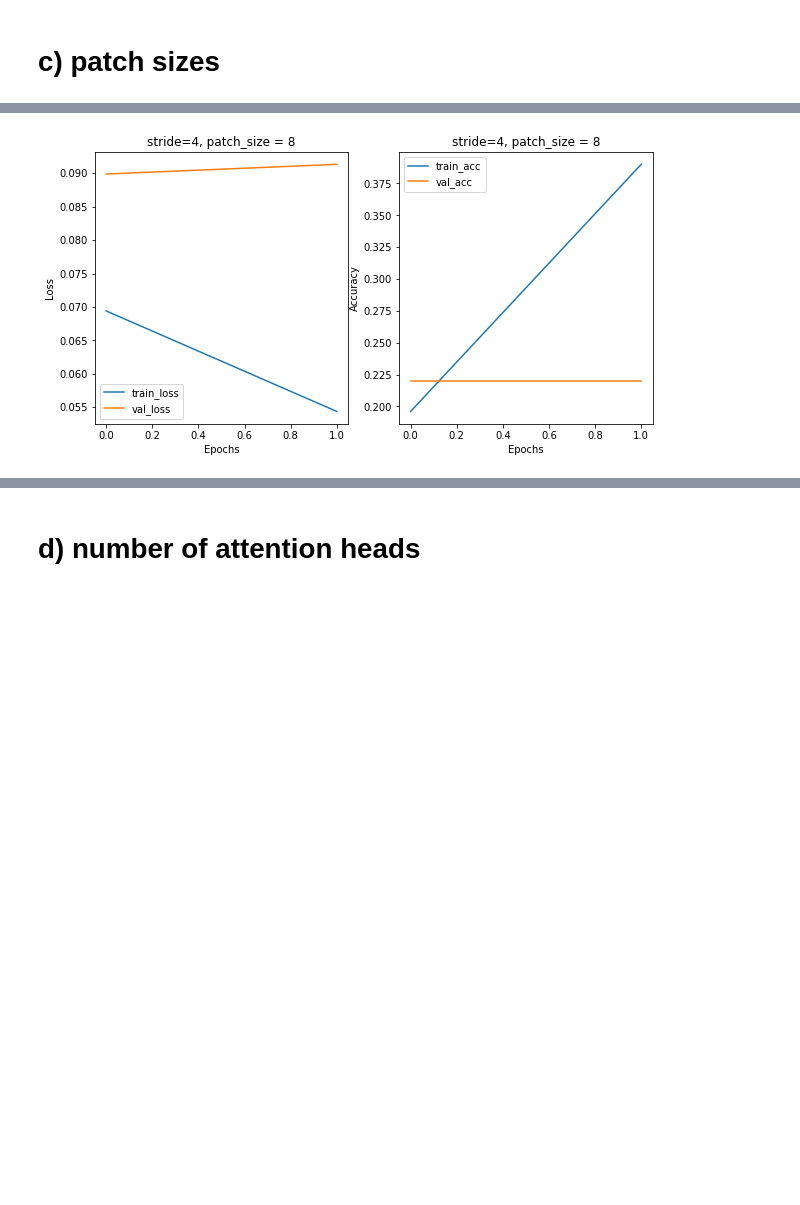
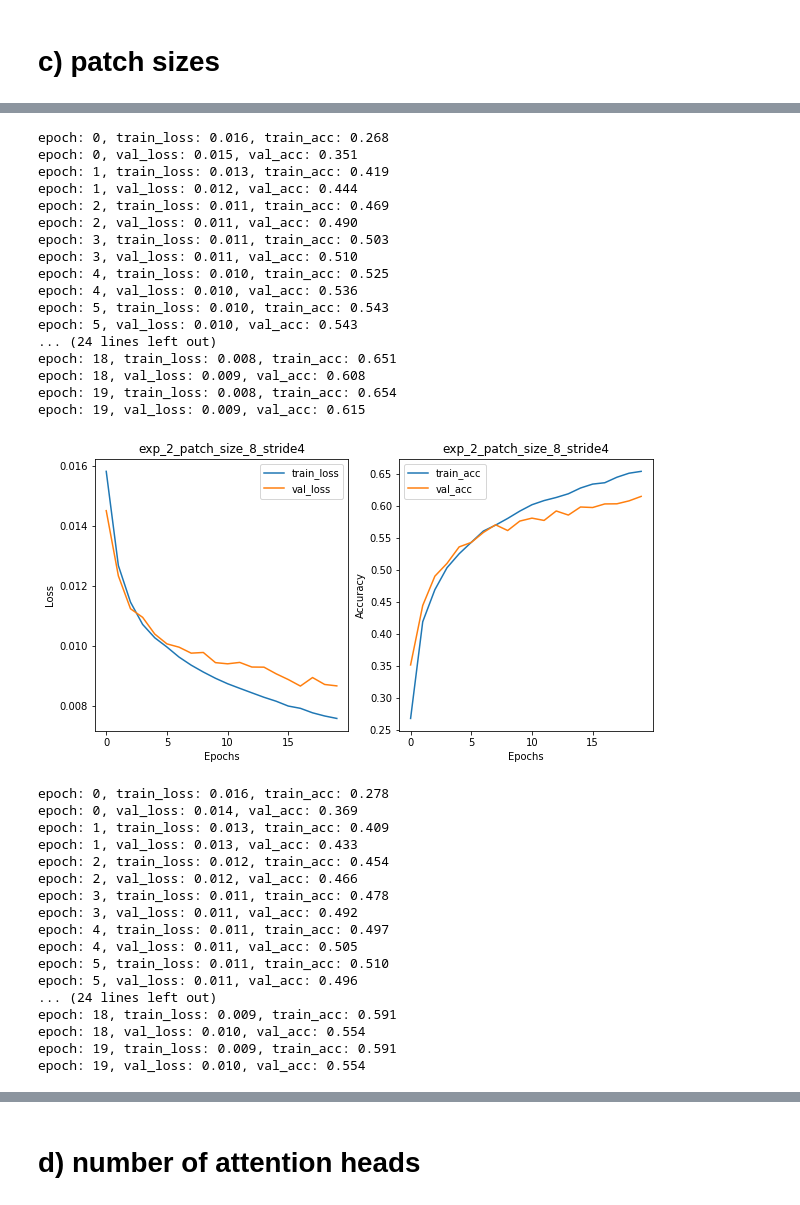
Before and after one commit to AshokBatakala/Q1_vit, a Jupyter notebook: main.ipynb, the cells around one changed output, grey strips where cells are left out. Cells and saved outputs as stored; diff of their text form; code cells hidden in the pictures; blank space fills up the shorter version.

```diff
--- a/main.ipynb
+++ b/main.ipynb
@@ -16,6 +18,6 @@ from torch.utils.data import DataLoader
 from vit import visionTransformer
 from my_utils.Trainer_module import Trainer
 
-device = torch.device("cuda:0" if torch.cuda.is_available() else "cpu")
+device = torch.device("cuda" if torch.cuda.is_available() else "cpu")
 device
 # %% [output]
@@ -76,5 +178,15 @@ trainer.save_model( save_path='model_zoo/', filename='exp_1.pth')
 # %% [markdown]
 # c) patch sizes
+# %%
+# CONTROL PANEL ------------------------------------------------
+
+DROUP_OUT = 0.65
+WEIGHT_DECAY = 5e-4
+LR = 1e-3
+BATCH_SIZE = 128
+# LOAD_MODEL = 'exp_1_v15.pth'
+
+# NAME = 'exp_1_v17'
 # %%
 """
 c) [Experiment 2] Try out different patch sizes (like 4x4, 8x8, 16x16). You
@@ -90,14 +202,15 @@ for patch_size in [4,8,16]:
                               multihead_attention_head_dim=48,
                               multihead_attention_n_heads=8,
                               multilayer_perceptron_hidden_dim=512,
-                              dropout_p=0.1,
+                              dropout_p= DROUP_OUT,
                               n_classes=10).to(device)
 
     #optimizer and loss function
-    optimizer =optim.Adam(model.parameters(),lr=0.001)
+    optimizer =optim.Adam(model.parameters(),lr = LR ,weight_decay = WEIGHT_DECAY)
     criterion = nn.CrossEntropyLoss()
 
-    trainer = Trainer(model,optimizer,criterion,trainset,valset,testset,device,batch_size=32)
-    trainer.train(2)
-    trainer.plot( title="patch_size = {}".format(patch_size), save_path="plots/c/", filename="exp_2_patch_size_{}.png".format(patch_size))
+    trainer = Trainer(model,optimizer,criterion,trainset,valset,testset,device,batch_size=BATCH_SIZE)
+    trainer.train(20)
+    trainer.plot( title="patch_size = {}".format(patch_size), save_path="plots/c/", filename="exp_2_patch_size_{}.png".format(patch_size),log_path= "logs/b/" )
+    trainer.save_model( save_path='model_zoo/', filename= f"exp_2_patch_size_{patch_size}" + '.pth')
 # %% [output]
@@ -120,17 +284,28 @@ for OVERLAP in [2,4]:
                                 multihead_attention_head_dim=48,
                                 multihead_attention_n_heads=8,
                                 multilayer_perceptron_hidden_dim=512,
-                                dropout_p=0.1,
+                                dropout_p= DROUP_OUT,
                                 n_classes=10,
                                 stride_in_tokenization = STRIDE            #for overlapping patches
                                 ).to(device)
 
 
         #optimizer and loss function
-        optimizer =optim.Adam(model.parameters(),lr=0.001)
+        optimizer =optim.Adam(model.parameters(),lr=LR,weight_decay=WEIGHT_DECAY)
         criterion = nn.CrossEntropyLoss()
 
-        trainer = Trainer(model,optimizer,criterion,trainset,valset,testset,device,batch_size=32,shuffle=False)
-        trainer.train(2)
-        trainer.plot( title=f"stride={STRIDE}, patch_size = {patch_size}", save_path="plots/c/", filename=f"exp_2_patch_size_{patch_size}_stride{STRIDE}.png")
+        trainer = Trainer(model,optimizer,criterion,trainset,valset,testset,batch_size = BATCH_SIZE)
+        trainer.train(20)
+
+        # ------------------ plot and save model ------------------
+        NAME = f"exp_2_patch_size_{patch_size}_stride{STRIDE}"
+
+        trainer.plot( title=NAME,
+                            save_path="plots/c/",
+                            filename=NAME + '.png',
+                            log_path= "logs/c/" )
+
+
+        trainer.save_model( save_path='model_zoo/',
+                            filename= NAME + '.pth')
 # %% [output]
@@ -138 +330,35 @@ for OVERLAP in [2,4]:
+epoch: 0, train_loss: 0.016, train_acc: 0.268
+epoch: 0, val_loss: 0.015, val_acc: 0.351
+epoch: 1, train_loss: 0.013, train_acc: 0.419
+epoch: 1, val_loss: 0.012, val_acc: 0.444
+epoch: 2, train_loss: 0.011, train_acc: 0.469
+epoch: 2, val_loss: 0.011, val_acc: 0.490
+epoch: 3, train_loss: 0.011, train_acc: 0.503
+epoch: 3, val_loss: 0.011, val_acc: 0.510
+epoch: 4, train_loss: 0.010, train_acc: 0.525
+epoch: 4, val_loss: 0.010, val_acc: 0.536
+epoch: 5, train_loss: 0.010, train_acc: 0.543
+epoch: 5, val_loss: 0.010, val_acc: 0.543
+... (24 lines left out)
+epoch: 18, train_loss: 0.008, train_acc: 0.651
+epoch: 18, val_loss: 0.009, val_acc: 0.608
+epoch: 19, train_loss: 0.008, train_acc: 0.654
+epoch: 19, val_loss: 0.009, val_acc: 0.615
-[figure, old version]
+[figure, new version]
+epoch: 0, train_loss: 0.016, train_acc: 0.278
+epoch: 0, val_loss: 0.014, val_acc: 0.369
+epoch: 1, train_loss: 0.013, train_acc: 0.409
+epoch: 1, val_loss: 0.013, val_acc: 0.433
+epoch: 2, train_loss: 0.012, train_acc: 0.454
+epoch: 2, val_loss: 0.012, val_acc: 0.466
+epoch: 3, train_loss: 0.011, train_acc: 0.478
+epoch: 3, val_loss: 0.011, val_acc: 0.492
+epoch: 4, train_loss: 0.011, train_acc: 0.497
+epoch: 4, val_loss: 0.011, val_acc: 0.505
+epoch: 5, train_loss: 0.011, train_acc: 0.510
+epoch: 5, val_loss: 0.011, val_acc: 0.496
+... (24 lines left out)
+epoch: 18, train_loss: 0.009, train_acc: 0.591
+epoch: 18, val_loss: 0.010, val_acc: 0.554
+epoch: 19, train_loss: 0.009, train_acc: 0.591
+epoch: 19, val_loss: 0.010, val_acc: 0.554
```
Also changed, not shown: parts of 20 cells of this notebook, 19 other files.
